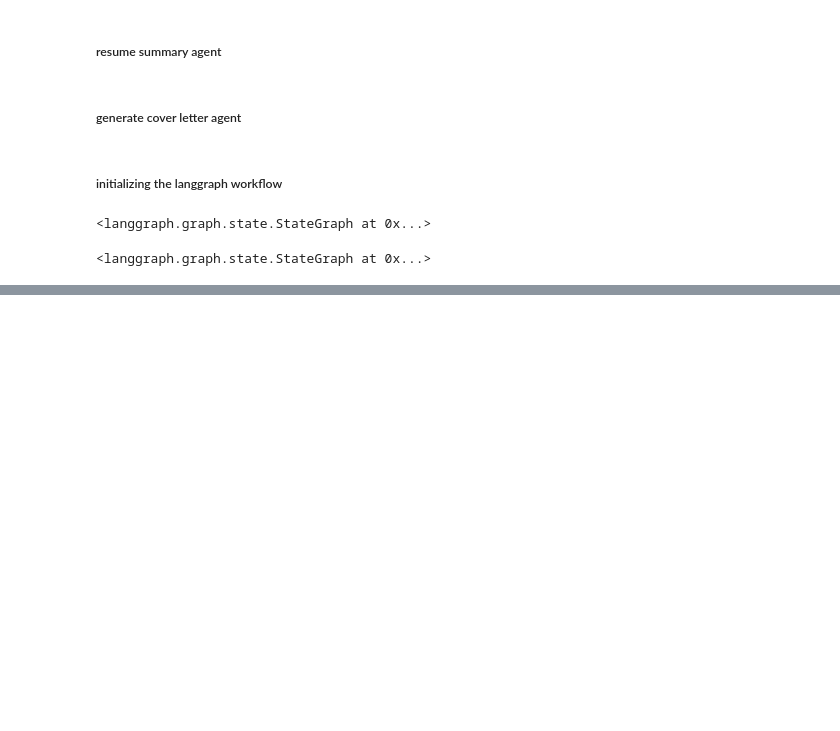
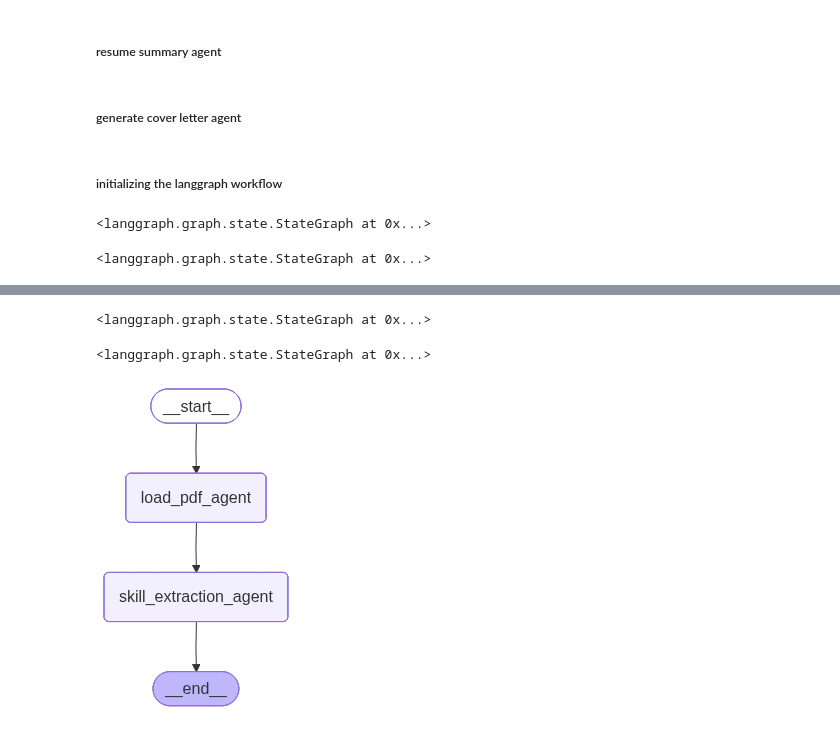
Before and after one commit to pk-790324/Agentic_design_patterns, a Jupyter notebook: langgraph/workflow_pattern_in_langgraph.ipynb, the cells around one changed output, grey strips where cells are left out. Saved outputs shown, nothing was run; the diff lists cells and outputs as text; code cells hidden in the pictures; blank space fills up the shorter version.

```diff
--- a/langgraph/workflow_pattern_in_langgraph.ipynb
+++ b/langgraph/workflow_pattern_in_langgraph.ipynb
@@ -88,0 +218,42 @@ result['cover_letter']
+# %%
+def skill_extraction_agent(state):
+
+    prompt = f"""
+    Extract all technical skills from this resume.
+
+    Resume:
+    {state['resume_text']}
+
+    Return only a Python list.
+
+    Example:
+    ["Python","SQL","TensorFlow"]
+    """
+
+    response = llm.invoke(prompt)
+
+    return {
+        **state,
+        "resume_skills": response.content
+    }
+# %%
+workflow=StateGraph(graphstate)
+workflow
+# %% [output]
+<langgraph.graph.state.StateGraph at 0x...>
+# %%
+
+workflow.add_node('load_pdf_agent',load_pdf_agent)
+workflow.add_node('skill_extraction_agent',skill_extraction_agent)
+workflow.set_entry_point('load_pdf_agent')
+workflow.add_edge('load_pdf_agent','skill_extraction_agent')
+workflow.set_finish_point('skill_extraction_agent')
+# %% [output]
+<langgraph.graph.state.StateGraph at 0x...>
+# %%
+app=workflow.compile()
+# %%
+from IPython.display import Image,display
+display(Image(app.get_graph().draw_mermaid_png()))
+# %% [output]
+[figure, added]
```
Also changed, not shown: parts of 17 cells of this notebook, 2 other files.
